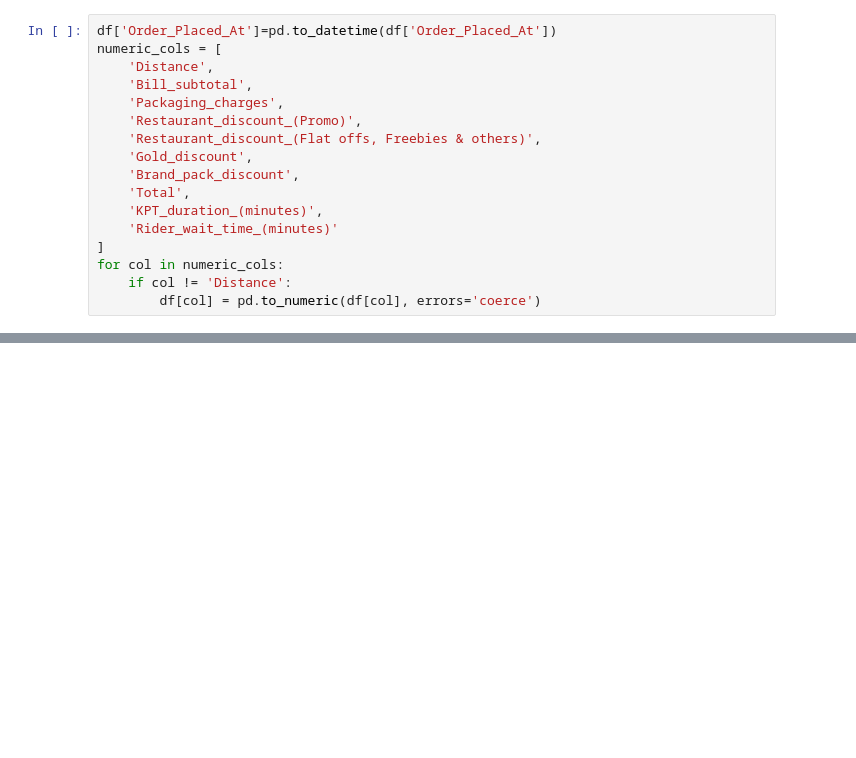
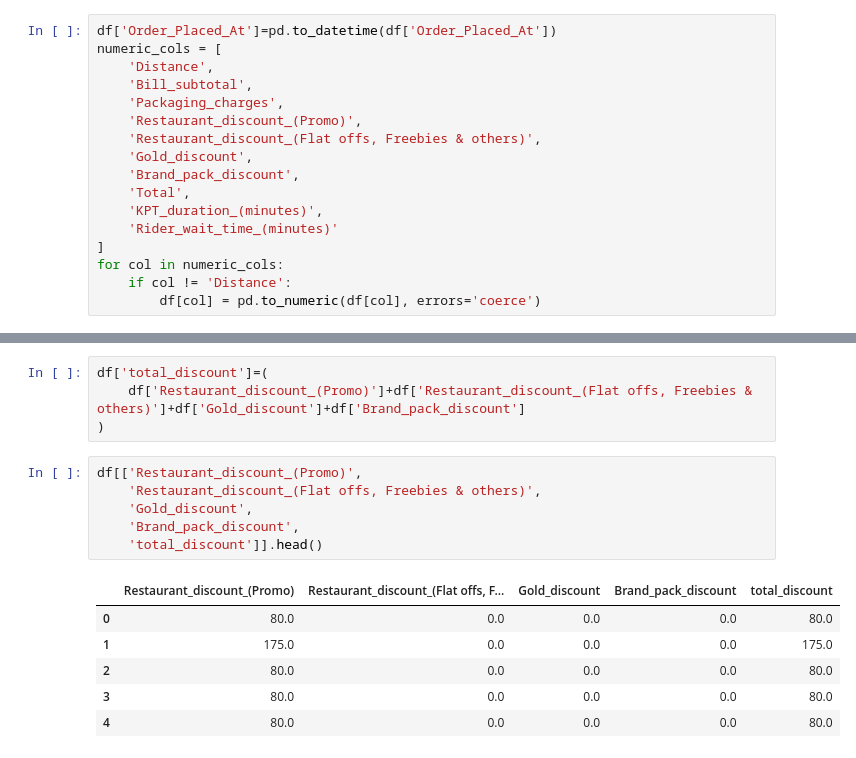
Before and after one commit to sat-06/foodie-intelligence-system, a Jupyter notebook: src/data_cleaning.ipynb, the cells around one changed output, grey strips where cells are left out. Saved outputs shown, nothing was run; the diff lists cells and outputs as text; blank space fills up the shorter version.

```diff
--- a/src/data_cleaning.ipynb
+++ b/src/data_cleaning.ipynb
@@ -194,0 +235,17 @@ dtype: object
+# %%
+df['total_discount']=(
+    df['Restaurant_discount_(Promo)']+df['Restaurant_discount_(Flat offs, Freebies & others)']+df['Gold_discount']+df['Brand_pack_discount']
+)
+# %%
+df[['Restaurant_discount_(Promo)',
+    'Restaurant_discount_(Flat offs, Freebies & others)',
+    'Gold_discount',
+    'Brand_pack_discount',
+    'total_discount']].head()
+# %% [output]
+|  | Restaurant_discount_(Promo) | Restaurant_discount_(Flat offs, F... | Gold_discount | Brand_pack_discount | total_discount |
+| 0 | 80.0 | 0.0 | 0.0 | 0.0 | 80.0 |
+| 1 | 175.0 | 0.0 | 0.0 | 0.0 | 175.0 |
+| 2 | 80.0 | 0.0 | 0.0 | 0.0 | 80.0 |
+| 3 | 80.0 | 0.0 | 0.0 | 0.0 | 80.0 |
+| 4 | 80.0 | 0.0 | 0.0 | 0.0 | 80.0 |
```
Also changed, not shown: parts of 8 cells of this notebook, 1 other file.
